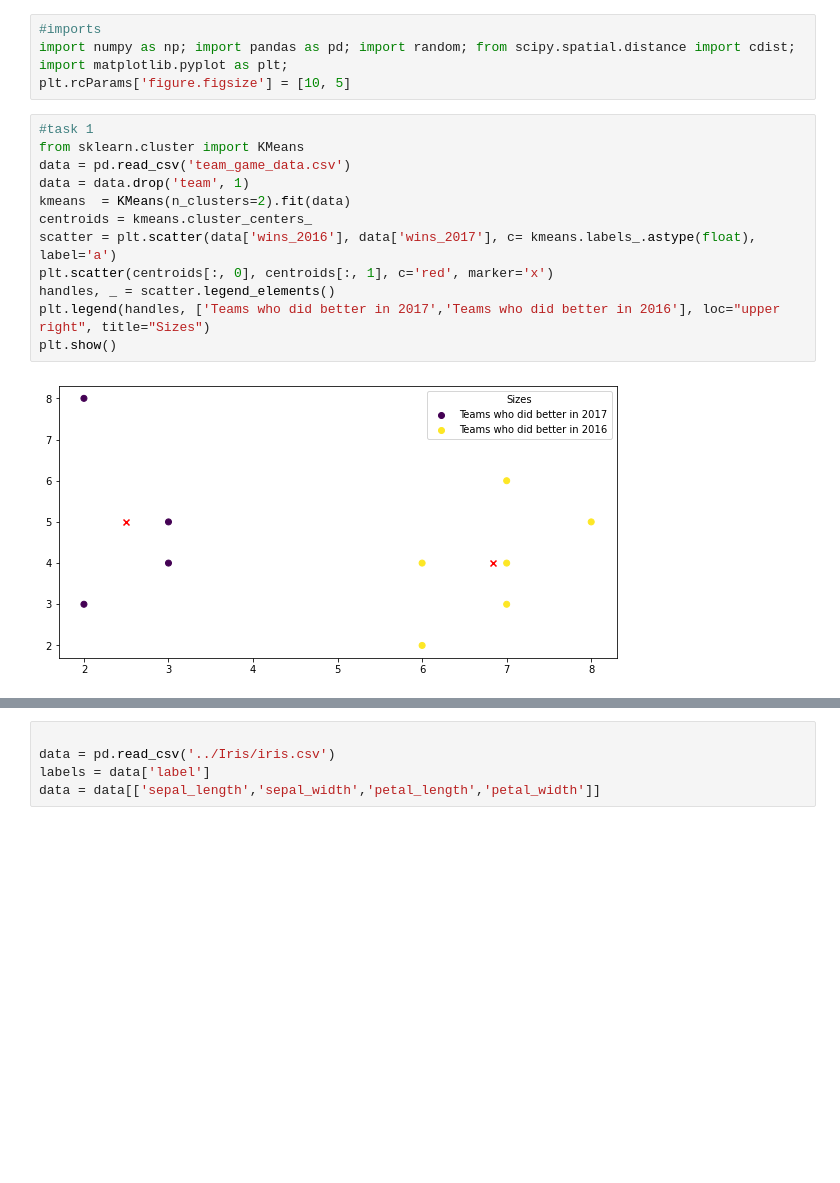
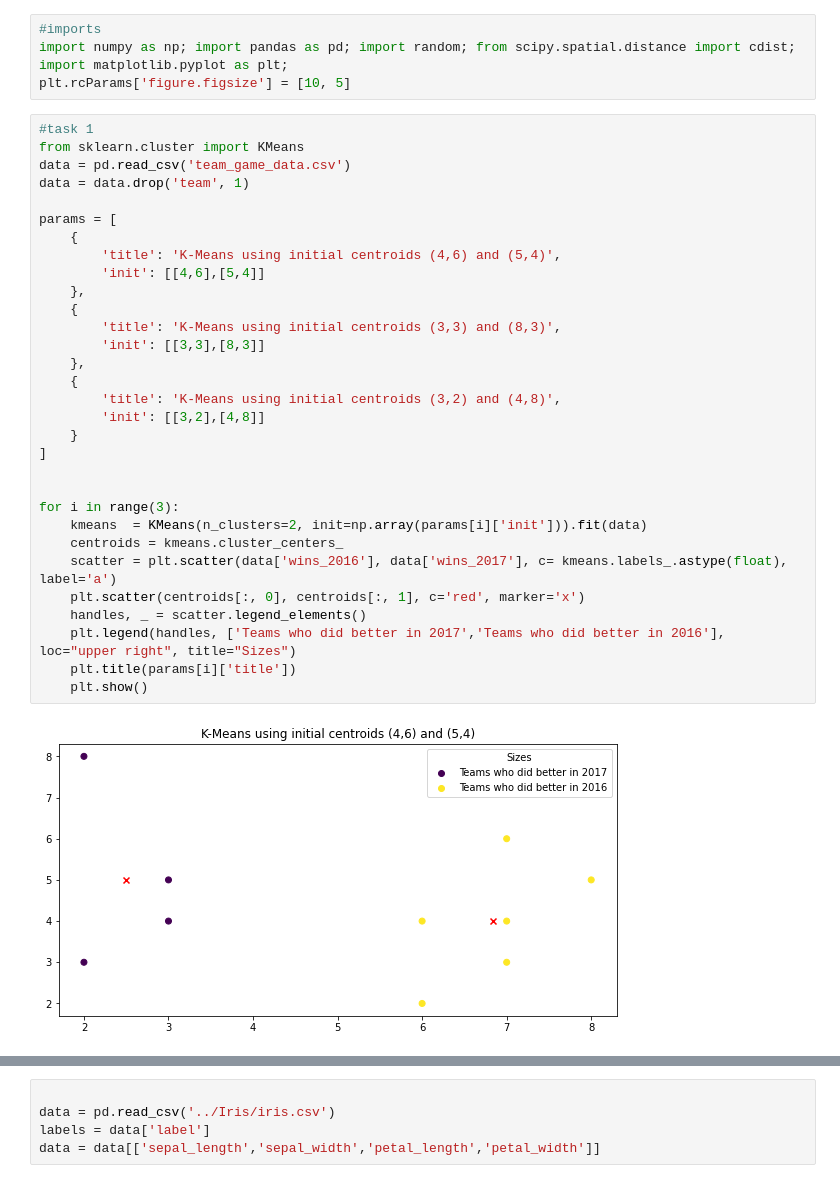
Before and after one commit to lumalav/CAP5610, a Jupyter notebook: HW5/HW5.ipynb, the cells around one changed output, grey strips where cells are left out. Drawn from its saved outputs; the diff is of its cells as text; blank space fills up the shorter version.

Commit message:
added init to task 1

```diff
--- a/HW5/HW5.ipynb
+++ b/HW5/HW5.ipynb
@@ -5,14 +5,33 @@ plt.rcParams['figure.figsize'] = [10, 5]
 # %%
 #task 1
 from sklearn.cluster import KMeans
 data = pd.read_csv('team_game_data.csv')
 data = data.drop('team', 1)
-kmeans  = KMeans(n_clusters=2).fit(data)
-centroids = kmeans.cluster_centers_
-scatter = plt.scatter(data['wins_2016'], data['wins_2017'], c= kmeans.labels_.astype(float), label='a')
-plt.scatter(centroids[:, 0], centroids[:, 1], c='red', marker='x')
-handles, _ = scatter.legend_elements()
-plt.legend(handles, ['Teams who did better in 2017','Teams who did better in 2016'], loc="upper right", title="Sizes")
-plt.show()
+
+params = [
+    {
+        'title': 'K-Means using initial centroids (4,6) and (5,4)',
+        'init': [[4,6],[5,4]]
+    },
+    {
+        'title': 'K-Means using initial centroids (3,3) and (8,3)',
+        'init': [[3,3],[8,3]]
+    },
+    {
+        'title': 'K-Means using initial centroids (3,2) and (4,8)',
+        'init': [[3,2],[4,8]]
+    }
+]
+
+
+for i in range(3):
+    kmeans  = KMeans(n_clusters=2, init=np.array(params[i]['init'])).fit(data)
+    centroids = kmeans.cluster_centers_
+    scatter = plt.scatter(data['wins_2016'], data['wins_2017'], c= kmeans.labels_.astype(float), label='a')
+    plt.scatter(centroids[:, 0], centroids[:, 1], c='red', marker='x')
+    handles, _ = scatter.legend_elements()
+    plt.legend(handles, ['Teams who did better in 2017','Teams who did better in 2016'], loc="upper right", title="Sizes")
+    plt.title(params[i]['title'])
+    plt.show()
 # %% [output]
-[figure, old version]
+[figure, new version]
```
Also changed, not shown: parts of 1 cell of this notebook.
